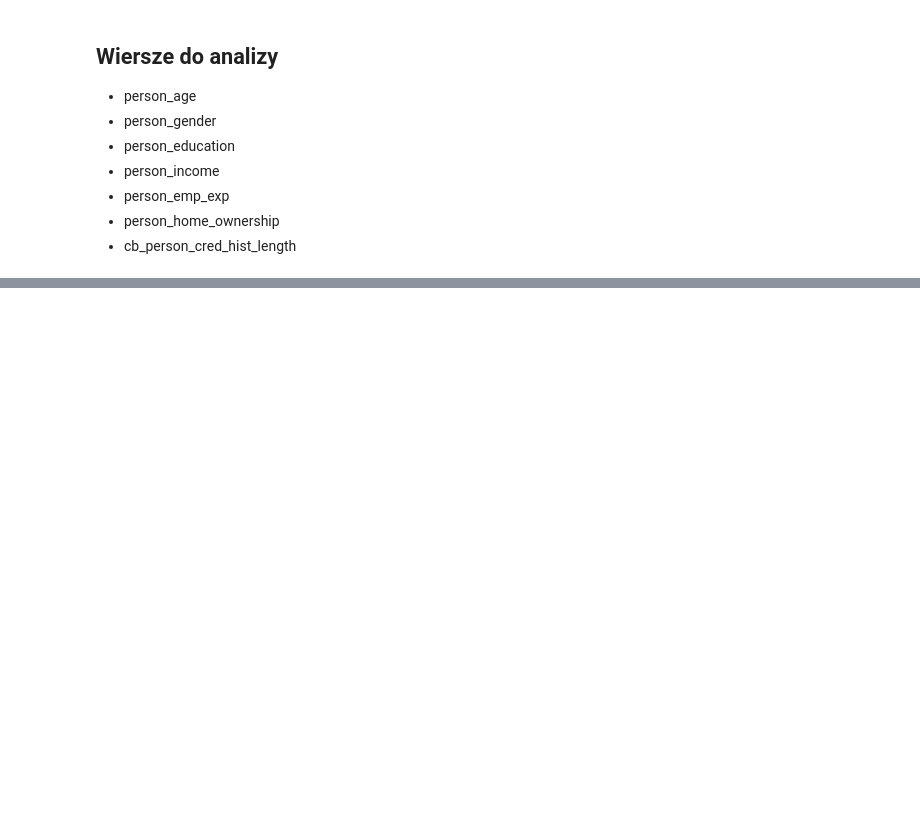
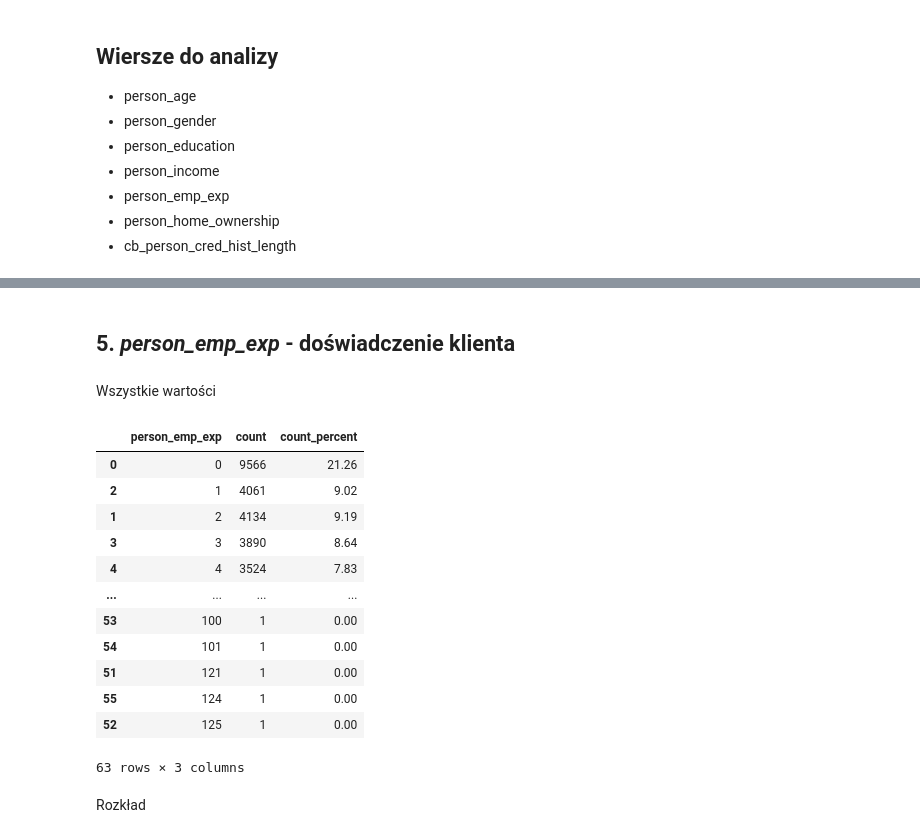
Before and after one commit to EmD4blju/loan_assistant, a Jupyter notebook: neural_core/analysis_01.ipynb, the cells around one changed output, grey strips where cells are left out. Drawn from its saved outputs; the diff is of its cells as text; code cells hidden in the pictures; blank space fills up the shorter version.

```diff
--- a/neural_core/analysis_01.ipynb
+++ b/neural_core/analysis_01.ipynb
@@ -78,0 +143,23 @@ Name: count, dtype: int64
+# %% [markdown]
+## 5. _person_emp_exp_ - doświadczenie klienta
+# %% [markdown]
+Wszystkie wartości
+# %%
+df_p_emp_exp = get_value_counts(df['person_emp_exp'])
+display(df_p_emp_exp.sort_values('person_emp_exp'))
+# %% [output]
+|  | person_emp_exp | count | count_percent |
+| 0 | 0 | 9566 | 21.26 |
+| 2 | 1 | 4061 | 9.02 |
+| 1 | 2 | 4134 | 9.19 |
+| 3 | 3 | 3890 | 8.64 |
+| 4 | 4 | 3524 | 7.83 |
+| ... | ... | ... | ... |
+| 53 | 100 | 1 | 0.00 |
+| 54 | 101 | 1 | 0.00 |
+| 51 | 121 | 1 | 0.00 |
+| 55 | 124 | 1 | 0.00 |
+| 52 | 125 | 1 | 0.00 |
+63 rows × 3 columns
+# %% [markdown]
+Rozkład
```
Also changed, not shown: parts of 29 cells of this notebook.
